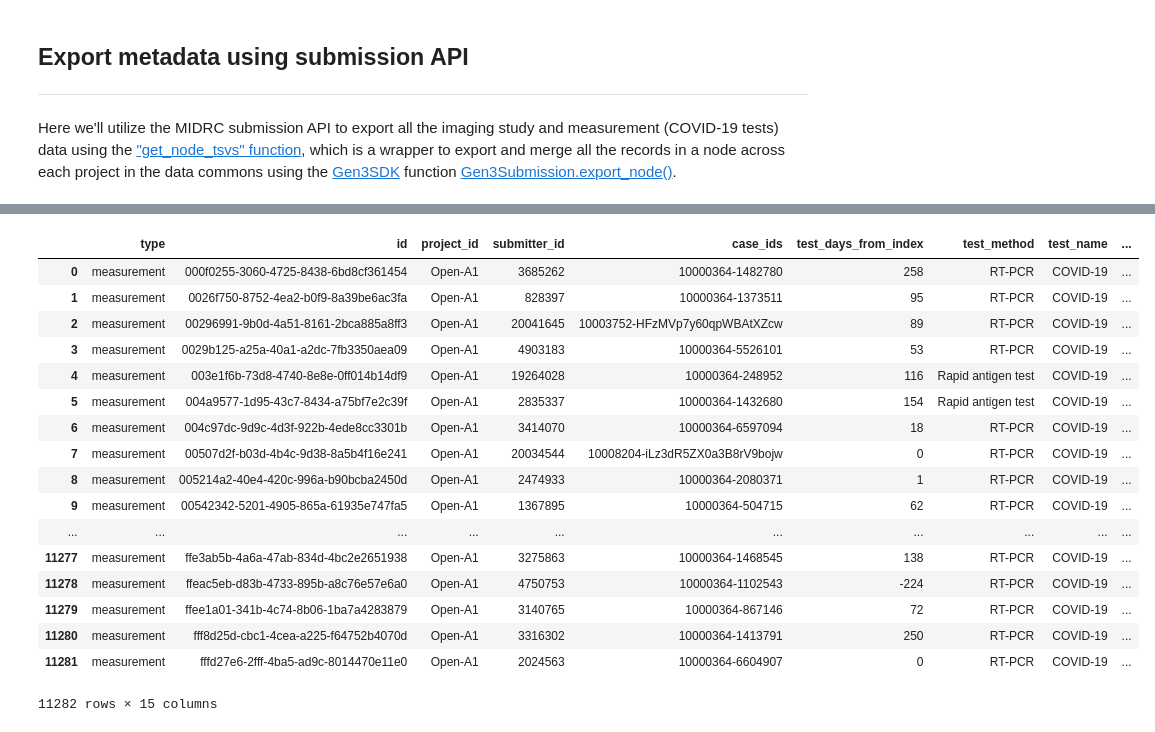
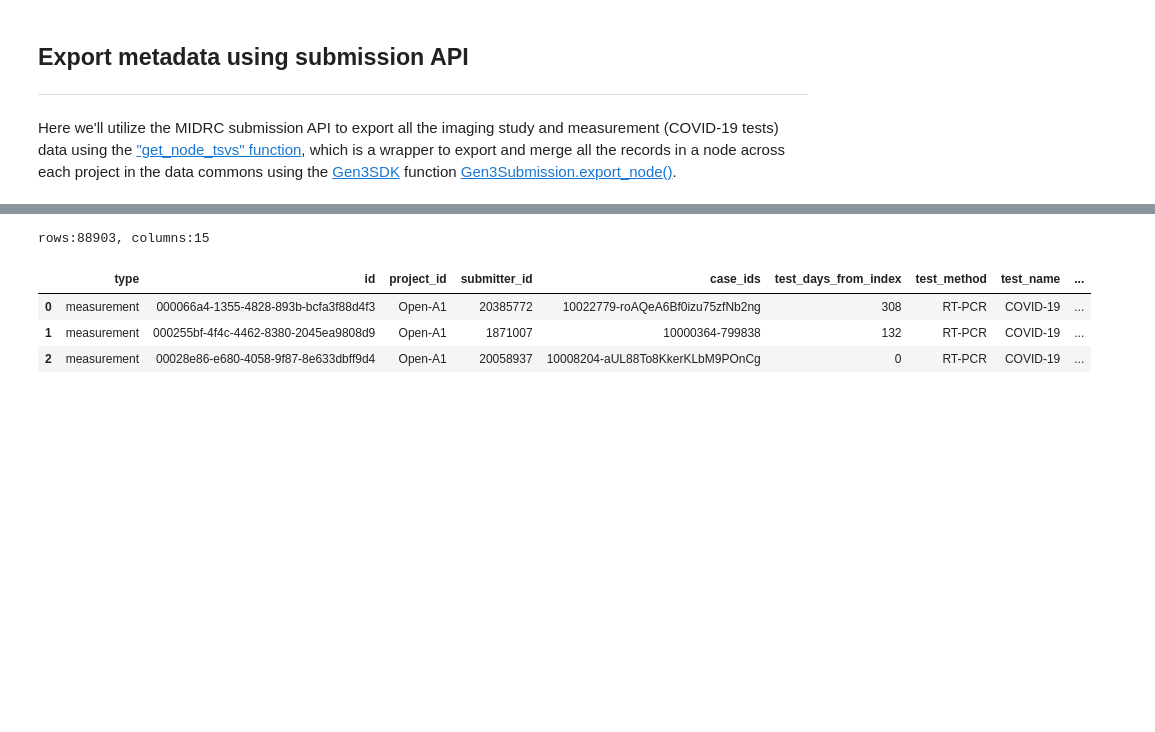
Before and after one commit to MIDRC/tutorial_notebooks, a Jupyter notebook: Cohort_Selection_Using_MIDRC_Temporal_COVID_Test_Data.ipynb, the cells around one changed output, grey strips where cells are left out. Cells and saved outputs as stored; diff of their text form; code cells hidden in the pictures; blank space fills up the shorter version.

Commit message:
updated tutorial notebooks

```diff
--- a/Cohort_Selection_Using_MIDRC_Temporal_COVID_Test_Data.ipynb
+++ b/Cohort_Selection_Using_MIDRC_Temporal_COVID_Test_Data.ipynb
@@ -45,21 +36,23 @@ from gen3.index import Gen3Index
 from gen3.query import Gen3Query
 # %%
 # Import some custom Python scripts from personal GitHub repo
-home_dir = "/home/jovyan/pd"
-gen3_dir = "{}/gen3".format(home_dir)
-demo_dir = "{}/demos/Find_COVID_Positive_Imaging_Studies".format(home_dir)
-os.system('mkdir -p {}'.format(gen3_dir))
+# change these directory paths to reflect your local working directory
 
-os.system("wget https://raw.githubusercontent.com/cgmeyer/gen3sdk-python/master/expansion/expansion.py -O /home/jovyan/pd/gen3/expansion.py")
-%run /home/jovyan/pd/gen3/expansion.py
+home_dir = "/Users/christopher"
+demo_dir = "{}/Documents/Notes/MIDRC/tutorials".format(home_dir)
 
 os.chdir(demo_dir)
+
+os.system("wget https://raw.githubusercontent.com/cgmeyer/gen3sdk-python/master/expansion/expansion.py -O {}/expansion.py".format(demo_dir))
+%run expansion.py
 # %%
-# # Initiate instances of the Gen3 SDK Classes using credentials file uploaded. This is unnecessary with functioning WTS
-# api = 'https://data.midrc.org'
-# cred = '/home/jovyan/pd/gen3/midrc-credentials.json'
-# auth = Gen3Auth(api, refresh_file=cred) # authentication class
-# sub = Gen3Submission(api, auth) # submission class
-# query = Gen3Query(auth) # query class
-# exp = Gen3Expansion(api,auth,sub) # class with some custom scripts
-# exp.get_project_ids()
+# Initiate instances of the Gen3 SDK Classes using credentials file for authentication
+# Change the directory path in "cred" to reflect the location of your credentials file.
+
+api = "https://data.midrc.org"
+cred = "{}/Downloads/midrc-credentials.json".format(home_dir)
+auth = Gen3Auth(api, refresh_file=cred) # authentication class
+sub = Gen3Submission(api, auth) # submission class
+query = Gen3Query(auth) # query class
+exp = Gen3Expansion(api,auth,sub) # class with some custom scripts
+exp.get_project_ids()
@@ -176,26 +130,14 @@ Master node TSV with 11282 total records written to master_measurement.tsv.
 # %%
 ## Filter the measurements for only COVID-19 tests with a non-null "test_days_from_index" property
 m = meas.loc[(~meas['test_days_from_index'].isna()) & (meas['test_name']=='COVID-19')]
-m
+print('\nrows:{}, columns:{}'.format(m.shape[0],m.shape[1]))
+m.head(3)
 # %% [output]
+rows:88903, columns:15
 |  | type | id | project_id | submitter_id | case_ids | test_days_from_index | test_method | test_name | ... |
-| 0 | measurement | 000f0255-3060-4725-8438-6bd8cf361454 | Open-A1 | 3685262 | 10000364-1482780 | 258 | RT-PCR | COVID-19 | ... |
-| 1 | measurement | 0026f750-8752-4ea2-b0f9-8a39be6ac3fa | Open-A1 | 828397 | 10000364-1373511 | 95 | RT-PCR | COVID-19 | ... |
-| 2 | measurement | 00296991-9b0d-4a51-8161-2bca885a8ff3 | Open-A1 | 20041645 | 10003752-HFzMVp7y60qpWBAtXZcw | 89 | RT-PCR | COVID-19 | ... |
-| 3 | measurement | 0029b125-a25a-40a1-a2dc-7fb3350aea09 | Open-A1 | 4903183 | 10000364-5526101 | 53 | RT-PCR | COVID-19 | ... |
-| 4 | measurement | 003e1f6b-73d8-4740-8e8e-0ff014b14df9 | Open-A1 | 19264028 | 10000364-248952 | 116 | Rapid antigen test | COVID-19 | ... |
-| 5 | measurement | 004a9577-1d95-43c7-8434-a75bf7e2c39f | Open-A1 | 2835337 | 10000364-1432680 | 154 | Rapid antigen test | COVID-19 | ... |
-| 6 | measurement | 004c97dc-9d9c-4d3f-922b-4ede8cc3301b | Open-A1 | 3414070 | 10000364-6597094 | 18 | RT-PCR | COVID-19 | ... |
-| 7 | measurement | 00507d2f-b03d-4b4c-9d38-8a5b4f16e241 | Open-A1 | 20034544 | 10008204-iLz3dR5ZX0a3B8rV9bojw | 0 | RT-PCR | COVID-19 | ... |
-| 8 | measurement | 005214a2-40e4-420c-996a-b90bcba2450d | Open-A1 | 2474933 | 10000364-2080371 | 1 | RT-PCR | COVID-19 | ... |
-| 9 | measurement | 00542342-5201-4905-865a-61935e747fa5 | Open-A1 | 1367895 | 10000364-504715 | 62 | RT-PCR | COVID-19 | ... |
-| ... | ... | ... | ... | ... | ... | ... | ... | ... | ... |
-| 11277 | measurement | ffe3ab5b-4a6a-47ab-834d-4bc2e2651938 | Open-A1 | 3275863 | 10000364-1468545 | 138 | RT-PCR | COVID-19 | ... |
-| 11278 | measurement | ffeac5eb-d83b-4733-895b-a8c76e57e6a0 | Open-A1 | 4750753 | 10000364-1102543 | -224 | RT-PCR | COVID-19 | ... |
-| 11279 | measurement | ffee1a01-341b-4c74-8b06-1ba7a4283879 | Open-A1 | 3140765 | 10000364-867146 | 72 | RT-PCR | COVID-19 | ... |
-| 11280 | measurement | fff8d25d-cbc1-4cea-a225-f64752b4070d | Open-A1 | 3316302 | 10000364-1413791 | 250 | RT-PCR | COVID-19 | ... |
-| 11281 | measurement | fffd27e6-2fff-4ba5-ad9c-8014470e11e0 | Open-A1 | 2024563 | 10000364-6604907 | 0 | RT-PCR | COVID-19 | ... |
+| 0 | measurement | 000066a4-1355-4828-893b-bcfa3f88d4f3 | Open-A1 | 20385772 | 10022779-roAQeA6Bf0izu75zfNb2ng | 308 | RT-PCR | COVID-19 | ... |
+| 1 | measurement | 000255bf-4f4c-4462-8380-2045ea9808d9 | Open-A1 | 1871007 | 10000364-799838 | 132 | RT-PCR | COVID-19 | ... |
+| 2 | measurement | 00028e86-e680-4058-9f87-8e633dbff9d4 | Open-A1 | 20058937 | 10008204-aUL88To8KkerKLbM9POnCg | 0 | RT-PCR | COVID-19 | ... |
-11282 rows × 15 columns
 # %%
 ## Check out the properties in each DataFrame to help make a list of properties to merge into a single table
 display(list(s))
```
Also changed, not shown: parts of 53 cells of this notebook, 4 other files.
